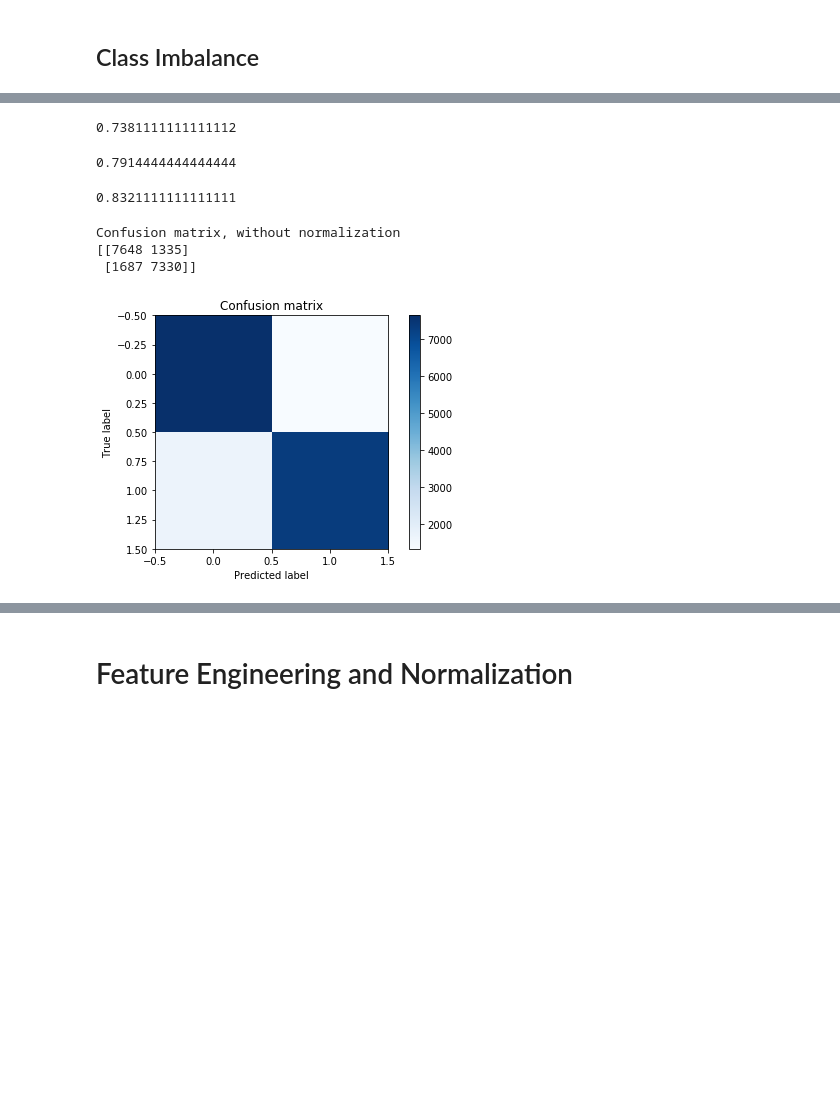
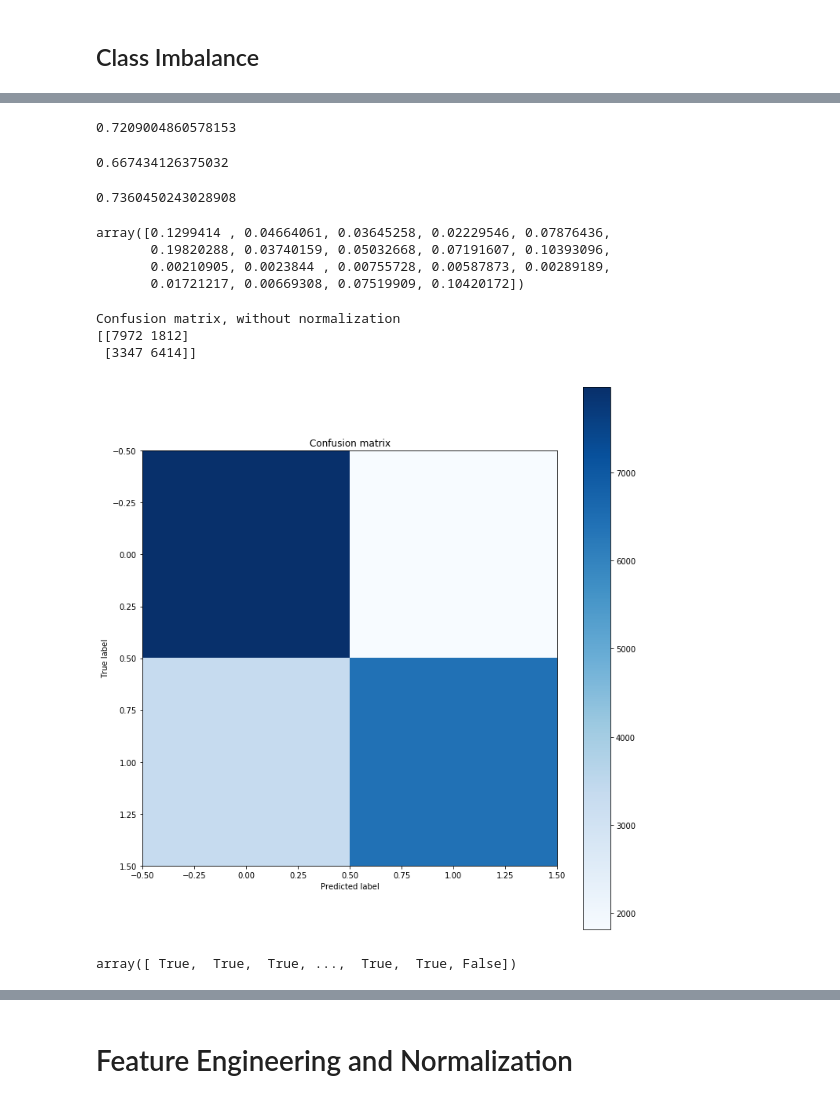
Before and after one commit to hyphaebeast/debugging-data-science, a Jupyter notebook: notebooks/airbnb_churn.ipynb, the cells around one changed output, grey strips where cells are left out. Drawn from its saved outputs; the diff is of its cells as text; code cells hidden in the pictures; blank space fills up the shorter version.

```diff
--- a/notebooks/airbnb_churn.ipynb
+++ b/notebooks/airbnb_churn.ipynb
@@ -88,8 +131,8 @@ Name: churn, dtype: int64
 # %% [markdown]
 ## Class Imbalance
 # %%
-down_sample = df[df.churn == False].sample(30000)
-sub_sample = pd.concat([down_sample, df[df.churn == True].sample(30000)])
+down_sample = df[df.churn == False].sample(32575)
+sub_sample = pd.concat([down_sample, df[df.churn == True].sample(32575)])
 # %%
 sub_sample.churn.value_counts()
 # %% [output]
@@ -98,13 +141,16 @@ False    30000
 Name: churn, dtype: int64
 # %%
 labels = sub_sample.churn
-features = sub_sample.drop('churn', axis=1)
+drop_columns = ['host_response_time',
+                'calendar_updated',
+                'days_since_last_review', 'churn']
+features = sub_sample.drop(drop_columns, axis=1)
 feature_matrix = pd.get_dummies(features).as_matrix()
 # %%
 X_train, X_test, y_train, y_test = train_test_split(feature_matrix, labels, test_size=0.3)
 # %%
 # create model (estimator) object
-clf = LogisticRegression(penalty='l1')
+clf = LogisticRegression(penalty='l1', solver='liblinear')
 
 # fit model to training data
 clf.fit(X_train, y_train)
@@ -124,13 +191,13 @@ Training took 28 iterations, since this is less than 100 it has converged
 # %%
 clf.score(X_test, y_test)
 # %% [output]
-0.7381111111111112
+0.7209004860578153
 # %%
 model = KNeighborsClassifier()
 clf = model.fit(X_train, y_train)
 clf.score(X_test, y_test)
 # %% [output]
-0.7914444444444444
+0.667434126375032
 # %%
 from sklearn.ensemble import RandomForestClassifier
 
@@ -138,7 +205,14 @@ model = RandomForestClassifier()
 clf = model.fit(X_train, y_train)
 clf.score(X_test, y_test)
 # %% [output]
-0.8321111111111111
+0.7360450243028908
+# %%
+clf.feature_importances_
+# %% [output]
+array([0.1299414 , 0.04664061, 0.03645258, 0.02229546, 0.07876436,
+       0.19820288, 0.03740159, 0.05032668, 0.07191607, 0.10393096,
+       0.00210905, 0.0023844 , 0.00755728, 0.00587873, 0.00289189,
+       0.01721217, 0.00669308, 0.07519909, 0.10420172])
 # %%
 def plot_confusion_matrix(cm, title='Confusion matrix', cmap=plt.cm.Blues):
     plt.imshow(cm, interpolation='nearest', cmap=cmap)
@@ -151,16 +225,20 @@ def plot_confusion_matrix(cm, title='Confusion matrix', cmap=plt.cm.Blues):
 # %%
 y_pred = clf.predict(X_test)
 y_score = clf.predict_proba(X_test)
 
 # Compute confusion matrix
 cm = confusion_matrix(y_test, y_pred)
 np.set_printoptions(precision=2)
 print('Confusion matrix, without normalization')
 print(cm)
-plt.figure()
+plt.figure(figsize=(10, 10))
 plot_confusion_matrix(cm)
 # %% [output]
 Confusion matrix, without normalization
-[[7648 1335]
- [1687 7330]]
+[[7972 1812]
+ [3347 6414]]
-[figure, old version]
+[figure, new version]
+# %%
+y_pred
+# %% [output]
+array([ True,  True,  True, ...,  True,  True, False])
```
Also changed, not shown: parts of 46 cells of this notebook.
